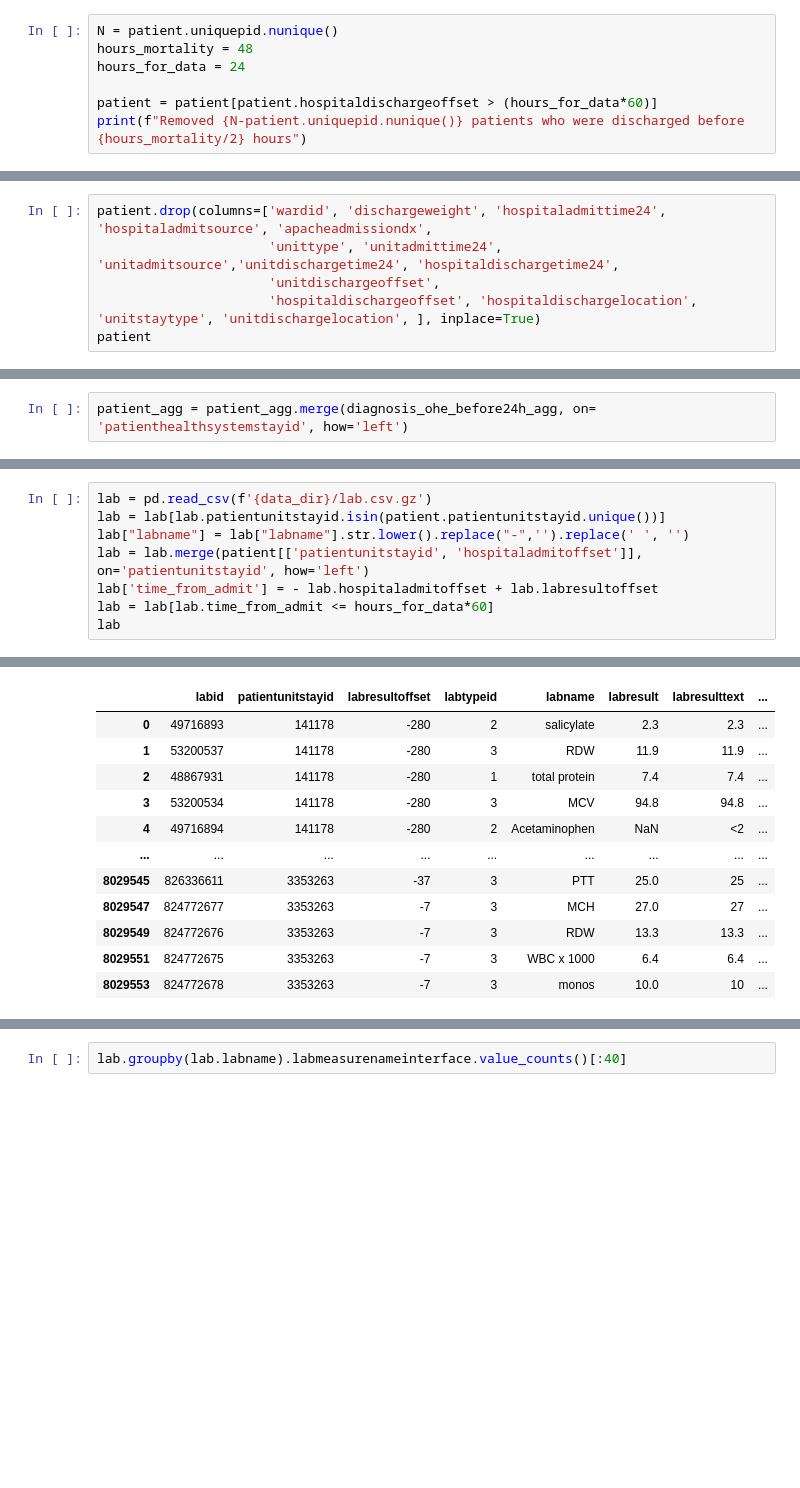
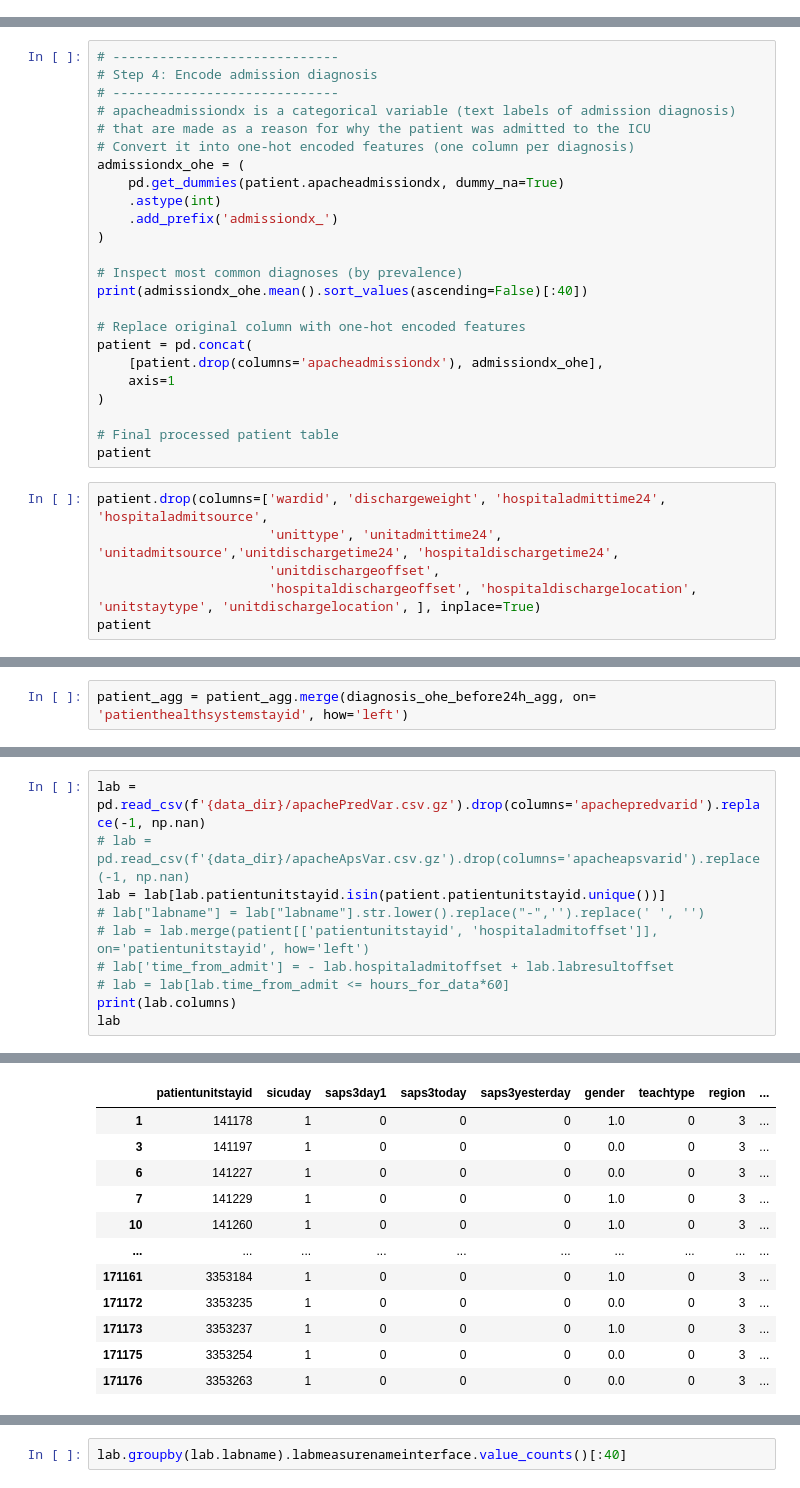
Before and after one commit to kara-liu/cs197-bias, a Jupyter notebook: data/eicu/clean_data.ipynb, the cells around one changed output, grey strips where cells are left out. Saved outputs shown, nothing was run; the diff lists cells and outputs as text; blank space fills up the shorter version.

```diff
--- a/data/eicu/clean_data.ipynb
+++ b/data/eicu/clean_data.ipynb
@@ -60,10 +113,3 @@ patient
 | 200857 | 3353254 | 2743102 | Male | 81 | Caucasian | 459 | 1108 | ... |
 | 200858 | 3353263 | 2743110 | Male | 35 | African American | 458 | 1106 | ... |
 200859 rows × 29 columns
-# %%
-N = patient.uniquepid.nunique()
-hours_mortality = 48
-hours_for_data = 24
-
-patient = patient[patient.hospitaldischargeoffset > (hours_for_data*60)]
-print(f"Removed {N-patient.uniquepid.nunique()} patients who were discharged before {hours_mortality/2} hours")
@@ -97,5 +166,29 @@ Mortality rate of patients between 24-48 hours:  0.016759852535063735
+# %%
+# -----------------------------
+# Step 4: Encode admission diagnosis
+# -----------------------------
+# apacheadmissiondx is a categorical variable (text labels of admission diagnosis)
+# that are made as a reason for why the patient was admitted to the ICU
+# Convert it into one-hot encoded features (one column per diagnosis)
+admissiondx_ohe = (
+    pd.get_dummies(patient.apacheadmissiondx, dummy_na=True)
+    .astype(int)
+    .add_prefix('admissiondx_')
+)
+
+# Inspect most common diagnoses (by prevalence)
+print(admissiondx_ohe.mean().sort_values(ascending=False)[:40])
+
+# Replace original column with one-hot encoded features
+patient = pd.concat(
+    [patient.drop(columns='apacheadmissiondx'), admissiondx_ohe],
+    axis=1
+)
+
+# Final processed patient table
+patient
 # %%
-patient.drop(columns=['wardid', 'dischargeweight', 'hospitaladmittime24', 'hospitaladmitsource', 'apacheadmissiondx',
+patient.drop(columns=['wardid', 'dischargeweight', 'hospitaladmittime24', 'hospitaladmitsource',
                       'unittype', 'unitadmittime24', 'unitadmitsource','unitdischargetime24', 'hospitaldischargetime24',
                       'unitdischargeoffset',
                       'hospitaldischargeoffset', 'hospitaldischargelocation', 'unitstaytype', 'unitdischargelocation', ], inplace=True)
@@ -471,9 +830,11 @@ patient_agg
 # %%
-lab = pd.read_csv(f'{data_dir}/lab.csv.gz')
+lab = pd.read_csv(f'{data_dir}/apachePredVar.csv.gz').drop(columns='apachepredvarid').replace(-1, np.nan)
+# lab = pd.read_csv(f'{data_dir}/apacheApsVar.csv.gz').drop(columns='apacheapsvarid').replace(-1, np.nan)
 lab = lab[lab.patientunitstayid.isin(patient.patientunitstayid.unique())]
-lab["labname"] = lab["labname"].str.lower().replace("-",'').replace(' ', '')
-lab = lab.merge(patient[['patientunitstayid', 'hospitaladmitoffset']], on='patientunitstayid', how='left')
-lab['time_from_admit'] = - lab.hospitaladmitoffset + lab.labresultoffset
-lab = lab[lab.time_from_admit <= hours_for_data*60]
+# lab["labname"] = lab["labname"].str.lower().replace("-",'').replace(' ', '')
+# lab = lab.merge(patient[['patientunitstayid', 'hospitaladmitoffset']], on='patientunitstayid', how='left')
+# lab['time_from_admit'] = - lab.hospitaladmitoffset + lab.labresultoffset
+# lab = lab[lab.time_from_admit <= hours_for_data*60]
+print(lab.columns)
 lab
 # %% [output]
@@ -480,12 +853,12 @@ lab
-|  | labid | patientunitstayid | labresultoffset | labtypeid | labname | labresult | labresulttext | ... |
-| 0 | 49716893 | 141178 | -280 | 2 | salicylate | 2.3 | 2.3 | ... |
-| 1 | 53200537 | 141178 | -280 | 3 | RDW | 11.9 | 11.9 | ... |
-| 2 | 48867931 | 141178 | -280 | 1 | total protein | 7.4 | 7.4 | ... |
-| 3 | 53200534 | 141178 | -280 | 3 | MCV | 94.8 | 94.8 | ... |
-| 4 | 49716894 | 141178 | -280 | 2 | Acetaminophen | NaN | <2 | ... |
-| ... | ... | ... | ... | ... | ... | ... | ... | ... |
-| 8029545 | 826336611 | 3353263 | -37 | 3 | PTT | 25.0 | 25 | ... |
-| 8029547 | 824772677 | 3353263 | -7 | 3 | MCH | 27.0 | 27 | ... |
-| 8029549 | 824772676 | 3353263 | -7 | 3 | RDW | 13.3 | 13.3 | ... |
-| 8029551 | 824772675 | 3353263 | -7 | 3 | WBC x 1000 | 6.4 | 6.4 | ... |
-| 8029553 | 824772678 | 3353263 | -7 | 3 | monos | 10.0 | 10 | ... |
+|  | patientunitstayid | sicuday | saps3day1 | saps3today | saps3yesterday | gender | teachtype | region | ... |
+| 1 | 141178 | 1 | 0 | 0 | 0 | 1.0 | 0 | 3 | ... |
+| 3 | 141197 | 1 | 0 | 0 | 0 | 0.0 | 0 | 3 | ... |
+| 6 | 141227 | 1 | 0 | 0 | 0 | 0.0 | 0 | 3 | ... |
+| 7 | 141229 | 1 | 0 | 0 | 0 | 1.0 | 0 | 3 | ... |
+| 10 | 141260 | 1 | 0 | 0 | 0 | 1.0 | 0 | 3 | ... |
+| ... | ... | ... | ... | ... | ... | ... | ... | ... | ... |
+| 171161 | 3353184 | 1 | 0 | 0 | 0 | 1.0 | 0 | 3 | ... |
+| 171172 | 3353235 | 1 | 0 | 0 | 0 | 0.0 | 0 | 3 | ... |
+| 171173 | 3353237 | 1 | 0 | 0 | 0 | 1.0 | 0 | 3 | ... |
+| 171175 | 3353254 | 1 | 0 | 0 | 0 | 0.0 | 0 | 3 | ... |
+| 171176 | 3353263 | 1 | 0 | 0 | 0 | 0.0 | 0 | 3 | ... |
```
Also changed, not shown: parts of 85 cells of this notebook.
